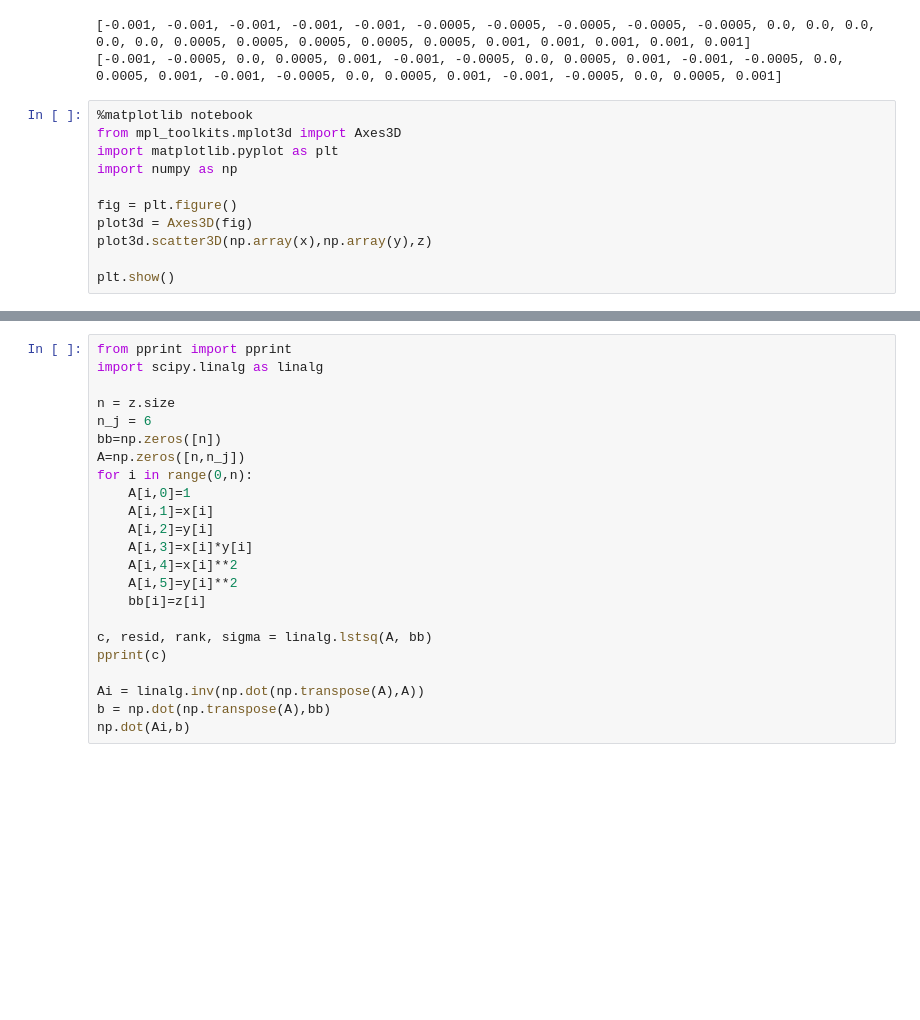
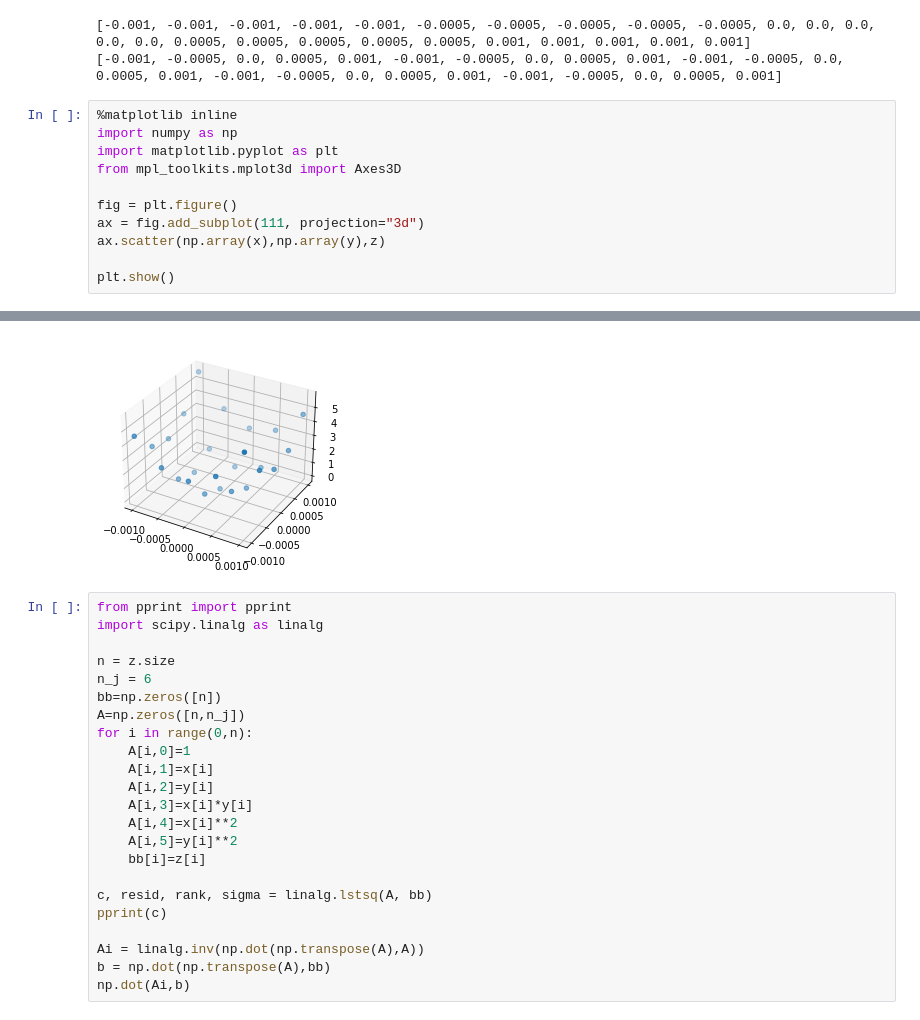
Before and after one commit to daddygongon/jupyter_num_calc, a Jupyter notebook: numerical_calc/ipynb_text/d8_least_square_fit.ipynb, the cells around one changed output, grey strips where cells are left out. Cells and saved outputs as stored; diff of their text form; blank space fills up the shorter version.

Commit message:
rev d8 for 3d plot

```diff
--- a/numerical_calc/ipynb_text/d8_least_square_fit.ipynb
+++ b/numerical_calc/ipynb_text/d8_least_square_fit.ipynb
@@ -427,14 +426,14 @@ print(y)
 [-0.001, -0.001, -0.001, -0.001, -0.001, -0.0005, -0.0005, -0.0005, -0.0005, -0.0005, 0.0, 0.0, 0.0, 0.0, 0.0, 0.0005, 0.0005, 0.0005, 0.0005, 0.0005, 0.001, 0.001, 0.001, 0.001, 0.001]
 [-0.001, -0.0005, 0.0, 0.0005, 0.001, -0.001, -0.0005, 0.0, 0.0005, 0.001, -0.001, -0.0005, 0.0, 0.0005, 0.001, -0.001, -0.0005, 0.0, 0.0005, 0.001, -0.001, -0.0005, 0.0, 0.0005, 0.001]
 # %%
-%matplotlib notebook
+%matplotlib inline
+import numpy as np
+import matplotlib.pyplot as plt
 from mpl_toolkits.mplot3d import Axes3D
-import matplotlib.pyplot as plt
-import numpy as np
 
 fig = plt.figure()
-plot3d = Axes3D(fig)
-plot3d.scatter3D(np.array(x),np.array(y),z)
+ax = fig.add_subplot(111, projection="3d")
+ax.scatter(np.array(x),np.array(y),z)
 
 plt.show()
 # %% [output]
@@ -443,3 +440,4 @@ plt.show()
+[figure, added]
 # %%
 from pprint import pprint
 import scipy.linalg as linalg
```
Also changed, not shown: parts of 6 cells of this notebook, 4 other files.
